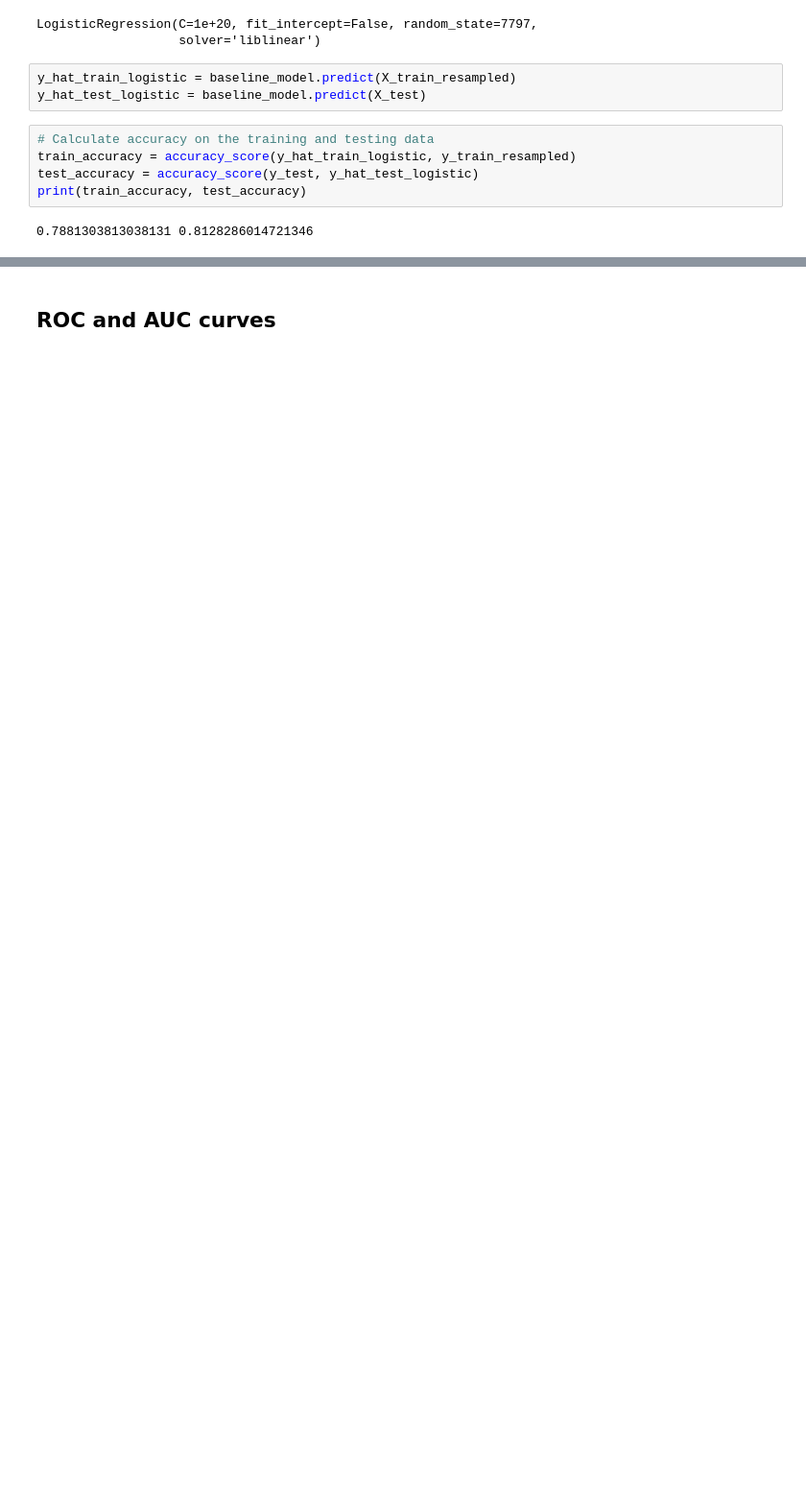
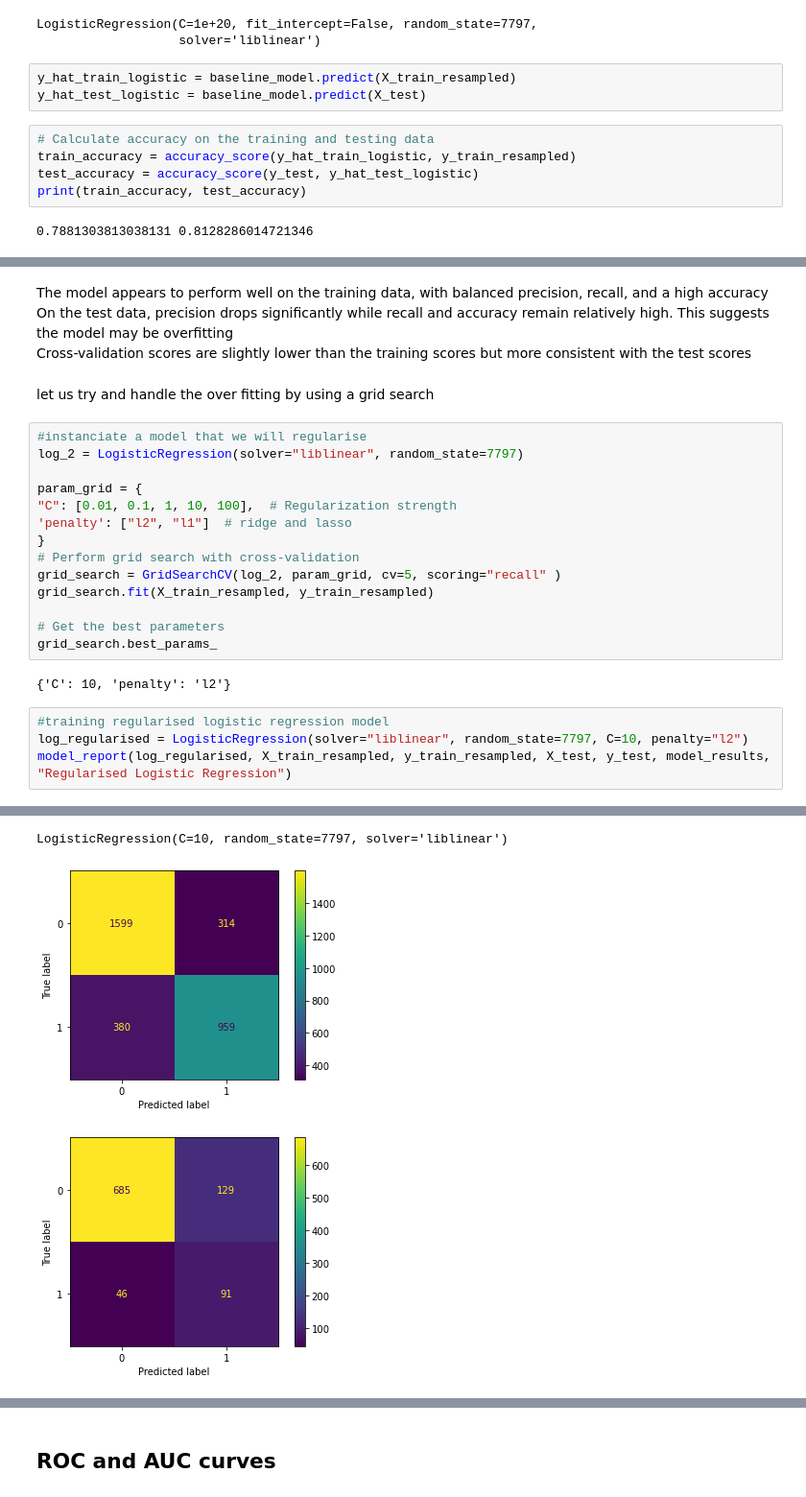
Before and after one commit to Sandrakiptumm/Phase-3-project, a Jupyter notebook: index.ipynb, the cells around one changed output, grey strips where cells are left out. Shown at 96% size. Saved outputs shown, nothing was run; the diff lists cells and outputs as text; blank space fills up the shorter version.

```diff
--- a/index.ipynb
+++ b/index.ipynb
@@ -761,0 +560,27 @@ XGBClassifier(base_score=0.5, booster='gbtree', colsample_bylevel=1,
+# %% [markdown]
+The model appears to perform well on the training data, with balanced precision, recall, and a high accuracy<br>
+On the test data, precision drops significantly while recall and accuracy remain relatively high. This suggests the model may be overfitting <br>
+Cross-validation scores are slightly lower than the training scores but more consistent with the test scores<br>
+# %% [markdown]
+let us try and handle the over fitting by using a grid search
+# %%
+#instanciate a model that we will regularise
+log_2 = LogisticRegression(solver="liblinear", random_state=7797)
+
+param_grid = {
+"C": [0.01, 0.1, 1, 10, 100],  # Regularization strength
+'penalty': ["l2", "l1"]  # ridge and lasso
+}
+# Perform grid search with cross-validation
+grid_search = GridSearchCV(log_2, param_grid, cv=5, scoring="recall" )
+grid_search.fit(X_train_resampled, y_train_resampled)
+
+# Get the best parameters
+grid_search.best_params_
+# %% [output]
+{'C': 10, 'penalty': 'l2'}
+# %%
+#training regularised logistic regression model
+log_regularised = LogisticRegression(solver="liblinear", random_state=7797, C=10, penalty="l2")
+model_report(log_regularised, X_train_resampled, y_train_resampled, X_test, y_test, model_results, "Regularised Logistic Regression")
+# %% [output]
@@ -761,0 +601,3 @@ XGBClassifier(base_score=0.5, booster='gbtree', colsample_bylevel=1,
+LogisticRegression(C=10, random_state=7797, solver='liblinear')
+[figure, added]
+[figure, added]
```
Also changed, not shown: parts of 74 cells of this notebook.
